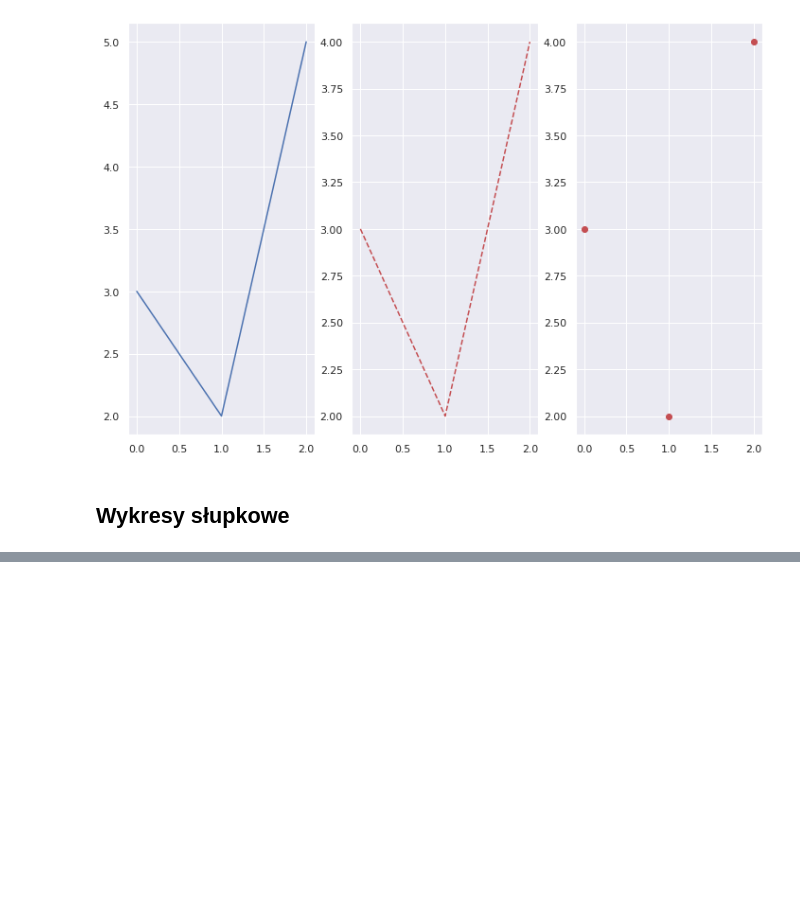
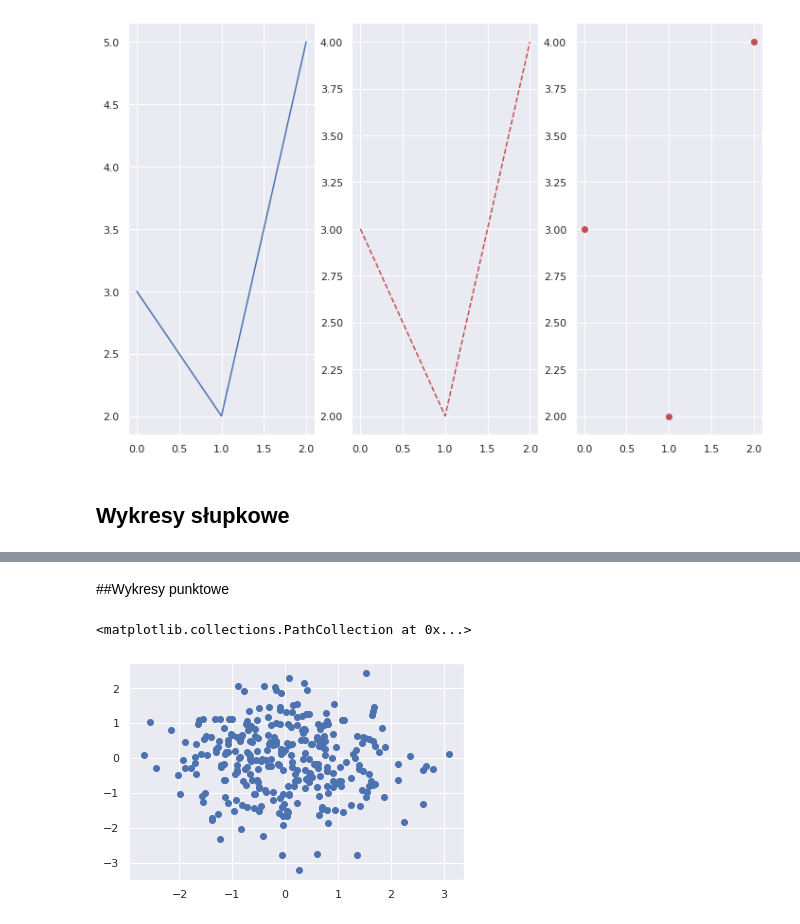
Before and after one commit to sirdrigar/data-science-bootcamp, a Jupyter notebook: 03_wizualizacje_danych/01_matplotlib_intro.ipynb, the cells around one changed output, grey strips where cells are left out. Drawn from its saved outputs; the diff is of its cells as text; code cells hidden in the pictures; blank space fills up the shorter version.

```diff
--- a/03_wizualizacje_danych/01_matplotlib_intro.ipynb
+++ b/03_wizualizacje_danych/01_matplotlib_intro.ipynb
@@ -74,0 +90,10 @@ plt.plot([0, 1, 2], [3, 2, 4], 'ro')
+# %% [markdown]
+##Wykresy punktowe
+# %%
+x1 = np.random.randn(300)
+x2 = np.random.randn(300)
+
+plt.scatter(x=x1, y=x2)
+# %% [output]
+<matplotlib.collections.PathCollection at 0x...>
+[figure, added]
```
Also changed, not shown: parts of 5 cells of this notebook.
